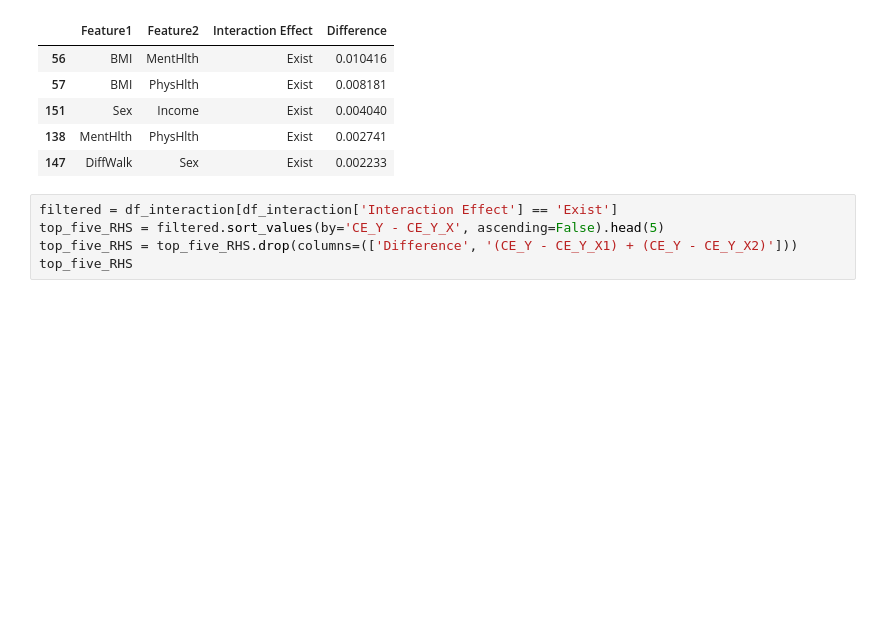
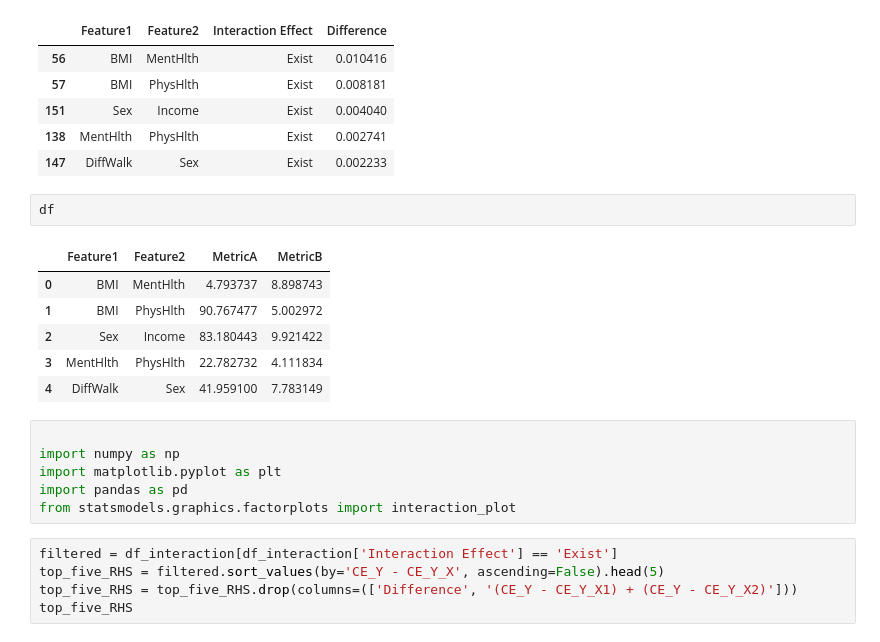
Before and after one commit to hubao666/Data-Analysis-for-BRFSS2015-Data, a Jupyter notebook: mid_proj.ipynb, the cells around one changed output. Cells and saved outputs as stored; diff of their text form; blank space fills up the shorter version.

```diff
--- a/mid_proj.ipynb
+++ b/mid_proj.ipynb
@@ -482,6 +477,21 @@ top_five_diff
 | 151 | Sex | Income | Exist | 0.004040 |
 | 138 | MentHlth | PhysHlth | Exist | 0.002741 |
 | 147 | DiffWalk | Sex | Exist | 0.002233 |
+# %%
+df
+# %% [output]
+|  | Feature1 | Feature2 | MetricA | MetricB |
+| 0 | BMI | MentHlth | 4.793737 | 8.898743 |
+| 1 | BMI | PhysHlth | 90.767477 | 5.002972 |
+| 2 | Sex | Income | 83.180443 | 9.921422 |
+| 3 | MentHlth | PhysHlth | 22.782732 | 4.111834 |
+| 4 | DiffWalk | Sex | 41.959100 | 7.783149 |
+# %%
+
+import numpy as np
+import matplotlib.pyplot as plt
+import pandas as pd
+from statsmodels.graphics.factorplots import interaction_plot
 # %%
 filtered = df_interaction[df_interaction['Interaction Effect'] == 'Exist']
 top_five_RHS = filtered.sort_values(by='CE_Y - CE_Y_X', ascending=False).head(5)
```
Also changed, not shown: parts of 9 cells of this notebook.
